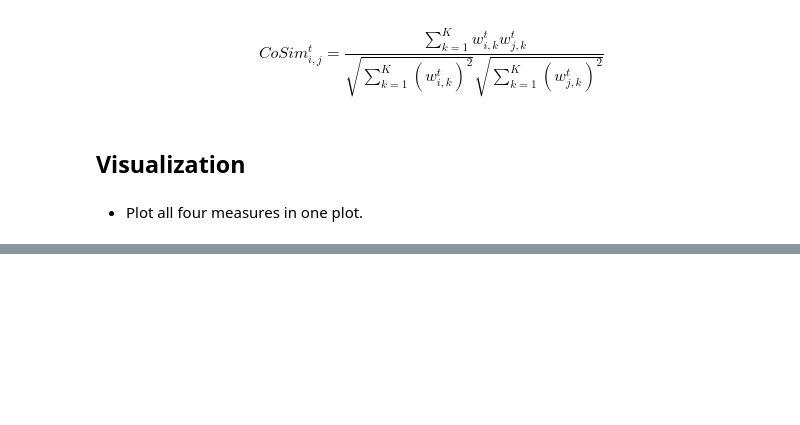
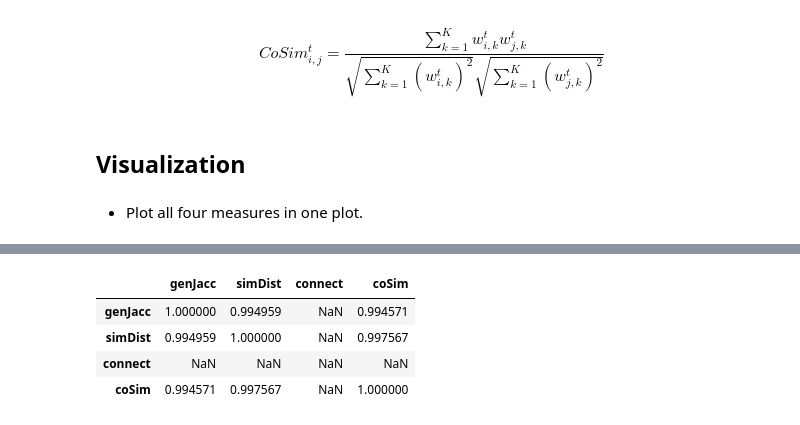
Before and after one commit to zogvc/literature-replications, a Jupyter notebook: similarity_measures.ipynb, the cells around one changed output, grey strips where cells are left out. Drawn from its saved outputs; the diff is of its cells as text; code cells hidden in the pictures; blank space fills up the shorter version.

```diff
--- a/similarity_measures.ipynb
+++ b/similarity_measures.ipynb
@@ -226,0 +239,8 @@ fig.tight_layout()
+# %%
+data.corr()
+# %% [output]
+|  | genJacc | simDist | connect | coSim |
+| genJacc | 1.000000 | 0.994959 | NaN | 0.994571 |
+| simDist | 0.994959 | 1.000000 | NaN | 0.997567 |
+| connect | NaN | NaN | NaN | NaN |
+| coSim | 0.994571 | 0.997567 | NaN | 1.000000 |
```
Also changed, not shown: parts of 1 cell of this notebook.
